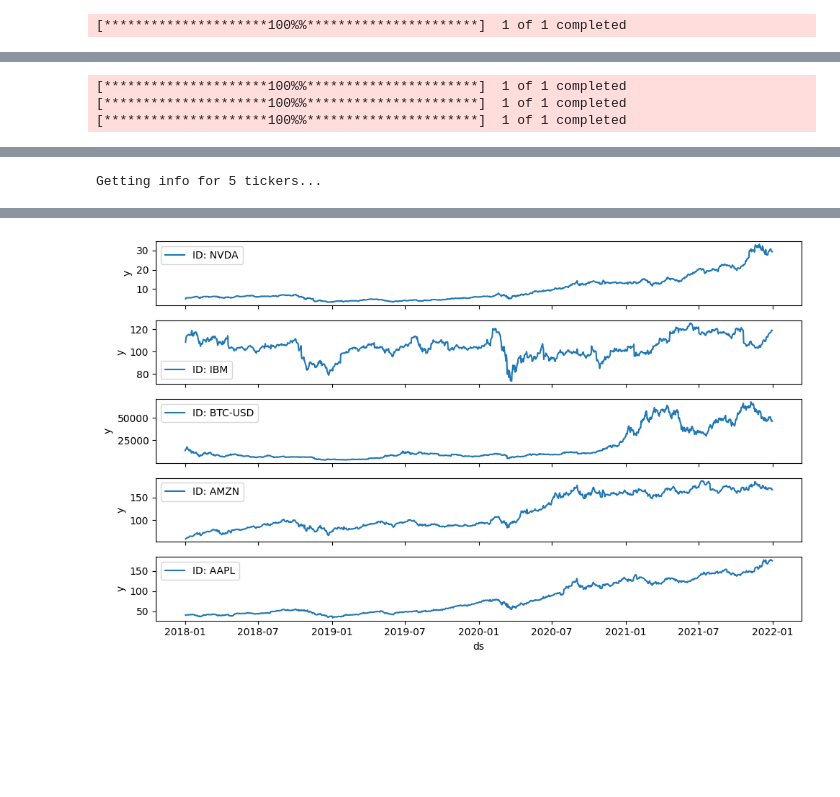
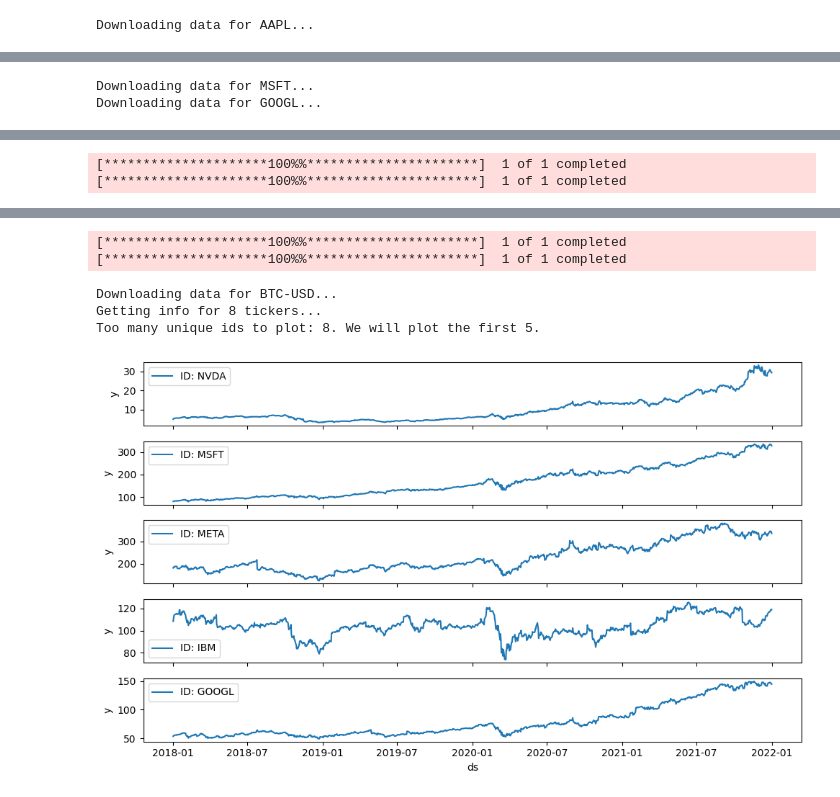
Before and after one commit to marcosherediapimienta/GenerativeAI_TimeSeries, a Jupyter notebook: Test_Prophet(daily).ipynb, the cells around one changed output, grey strips where cells are left out. Cells and saved outputs as stored; diff of their text form; code cells hidden in the pictures; blank space fills up the shorter version.

```diff
--- a/Test_Prophet(daily).ipynb
+++ b/Test_Prophet(daily).ipynb
@@ -16,6 +14,6 @@ import logging
 # %%
 # Load the data
-tickers = ['IBM', 'NVDA', 'AMZN', 'AAPL', 'BTC-USD']
+tickers = ['AAPL', 'MSFT', 'GOOGL', 'AMZN', 'NVDA', 'META', 'IBM', 'BTC-USD']
 loader = LoadingData(tickers=tickers)
 ts = loader.get_data(start_date='2018-01-01', end_date='2022-01-01')
 info = loader.get_info_ticker()
@@ -24,4 +22,4 @@ ts_tools = tools()
 ts = ts_tools.ts_prepartion(ts, 'Date', 'Adj Close')
 ts_tools.plot_ts(ts)
 # %% [output]
-[*********************100%%**********************]  1 of 1 completed
+Downloading data for AAPL...
@@ -30,3 +28,2 @@ Downloading data for NVDA...
-[*********************100%%**********************]  1 of 1 completed
-[*********************100%%**********************]  1 of 1 completed
-[*********************100%%**********************]  1 of 1 completed
+Downloading data for MSFT...
+Downloading data for GOOGL...
@@ -37 +34,2 @@ Downloading data for BTC-USD...
-Getting info for 5 tickers...
+[*********************100%%**********************]  1 of 1 completed
+[*********************100%%**********************]  1 of 1 completed
@@ -38,4 +38,9 @@ Getting info for 5 tickers...
+[*********************100%%**********************]  1 of 1 completed
+[*********************100%%**********************]  1 of 1 completed
+Downloading data for BTC-USD...
+Getting info for 8 tickers...
+Too many unique ids to plot: 8. We will plot the first 5.
-[figure, old version]
+[figure, new version]
 # %%
 prophet = False
 
```
Also changed, not shown: parts of 7 cells of this notebook.
